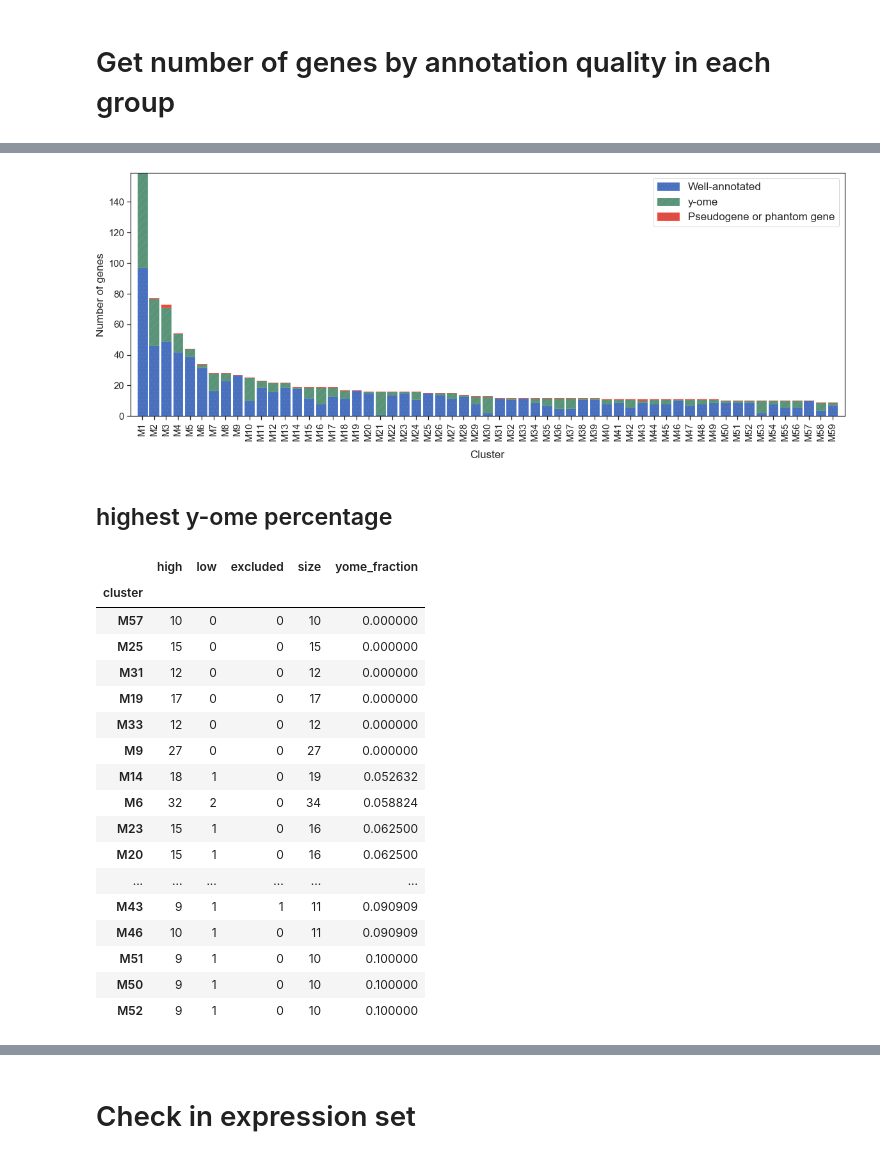
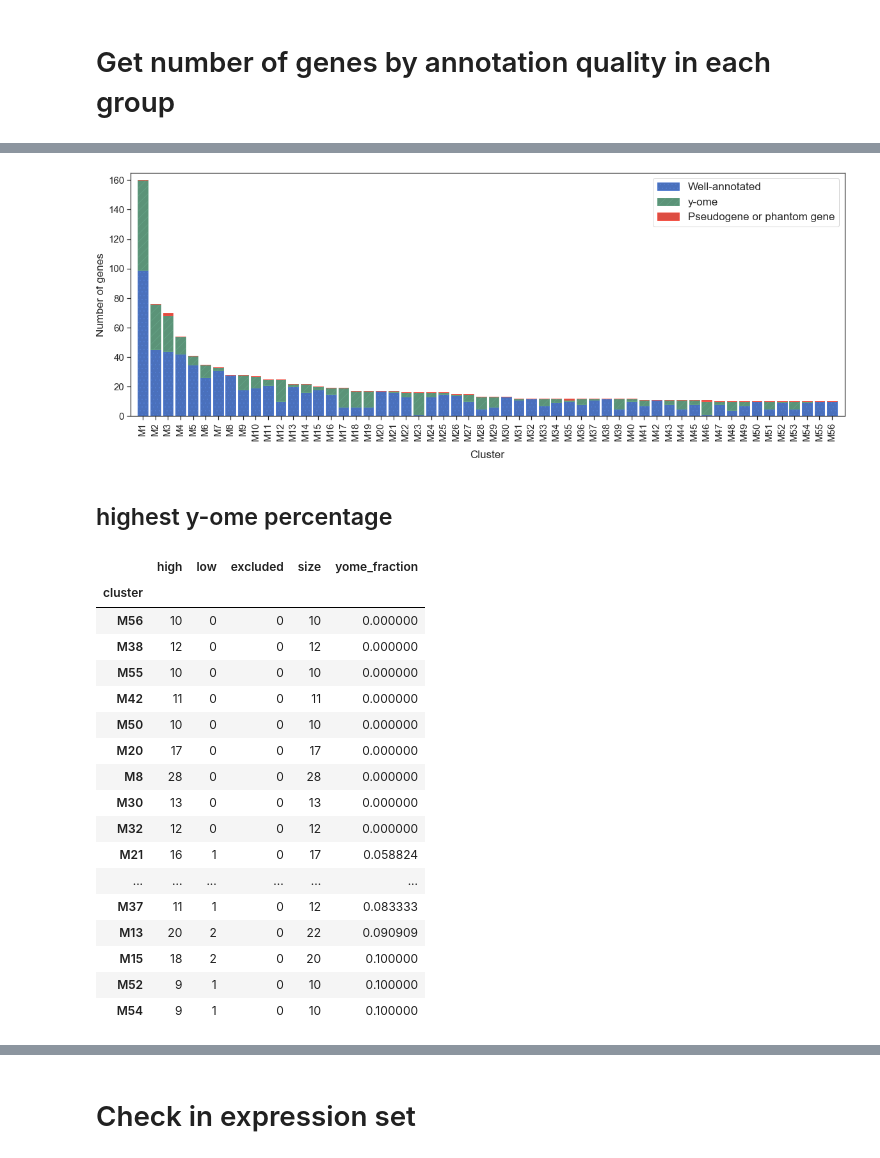
Before and after one commit to zakandrewking/y-ome, a Jupyter notebook: notebooks/18..10.30 co-expression.ipynb, the cells around one changed output, grey strips where cells are left out. Cells and saved outputs as stored; diff of their text form; code cells hidden in the pictures.

```diff
--- a/notebooks/18..10.30 co-expression.ipynb
+++ b/notebooks/18..10.30 co-expression.ipynb
@@ -24,7 +24,7 @@ Populating the interactive namespace from numpy and matplotlib
 # %% [markdown]
 # Load IterativeWCGNA modules
 # %%
-df = pd.read_table('../data/wgcna-membership-minmod10-2018-11-21.tsv', sep='\t').rename(columns={'Gene': 'locus_tag'})
+df = pd.read_table('../data/wgcna-membership-minmod10-2018-12-02.tsv', sep='\t').rename(columns={'Gene': 'locus_tag'})
 # %%
 df.head()
 # %% [output]
@@ -184,22 +173,23 @@ to_plot.head()
 # %%
 fig, ax = plt.subplots(figsize=(20, 7))
 to_plot = quality_counts.drop('unclassified').drop('size', axis=1)
 last = [0] * len(to_plot)
 for label, column in to_plot.T.iterrows():
     c = colors[levels[label]]
     ax.bar(range(len(column)), column, bottom=last, color=c, hatch=hatches[levels[label]], edgecolor=scale_color(c, 1.1), label=names[label])
     last = column + last
 ax.set_xticklabels(to_plot.index, rotation='vertical')
 ax.set_xticks(range(len(to_plot)))
 ax.set_ylabel('Number of genes')
 ax.set_xlabel('Cluster', labelpad=15)
 ax.set_xlim([-1, len(to_plot)])
+ax.set_ylim(top=165)
 ax.legend()
 fig.set_facecolor('white')
 # fig.savefig('/Users/zaking/lab/y-ome/figs/clusters.pdf')
 # fig.savefig('/Users/zaking/lab/y-ome/figs/clusters.png')
 # %% [output]
-[figure, old version]
+[figure, new version]
 # %% [markdown]
 ## highest y-ome percentage
 # %%
@@ -210,22 +200,22 @@ quality_counts_frac.sort_values('yome_fraction', ascending=True).head(20)
 # %% [output]
 |  | high | low | excluded | size | yome_fraction |
 | cluster |  |  |  |  |  |
-| M57 | 10 | 0 | 0 | 10 | 0.000000 |
-| M25 | 15 | 0 | 0 | 15 | 0.000000 |
-| M31 | 12 | 0 | 0 | 12 | 0.000000 |
-| M19 | 17 | 0 | 0 | 17 | 0.000000 |
-| M33 | 12 | 0 | 0 | 12 | 0.000000 |
-| M9 | 27 | 0 | 0 | 27 | 0.000000 |
-| M14 | 18 | 1 | 0 | 19 | 0.052632 |
-| M6 | 32 | 2 | 0 | 34 | 0.058824 |
-| M23 | 15 | 1 | 0 | 16 | 0.062500 |
-| M20 | 15 | 1 | 0 | 16 | 0.062500 |
+| M56 | 10 | 0 | 0 | 10 | 0.000000 |
+| M38 | 12 | 0 | 0 | 12 | 0.000000 |
+| M55 | 10 | 0 | 0 | 10 | 0.000000 |
+| M42 | 11 | 0 | 0 | 11 | 0.000000 |
+| M50 | 10 | 0 | 0 | 10 | 0.000000 |
+| M20 | 17 | 0 | 0 | 17 | 0.000000 |
+| M8 | 28 | 0 | 0 | 28 | 0.000000 |
+| M30 | 13 | 0 | 0 | 13 | 0.000000 |
+| M32 | 12 | 0 | 0 | 12 | 0.000000 |
+| M21 | 16 | 1 | 0 | 17 | 0.058824 |
 | ... | ... | ... | ... | ... | ... |
-| M43 | 9 | 1 | 1 | 11 | 0.090909 |
-| M46 | 10 | 1 | 0 | 11 | 0.090909 |
-| M51 | 9 | 1 | 0 | 10 | 0.100000 |
-| M50 | 9 | 1 | 0 | 10 | 0.100000 |
+| M37 | 11 | 1 | 0 | 12 | 0.083333 |
+| M13 | 20 | 2 | 0 | 22 | 0.090909 |
+| M15 | 18 | 2 | 0 | 20 | 0.100000 |
 | M52 | 9 | 1 | 0 | 10 | 0.100000 |
+| M54 | 9 | 1 | 0 | 10 | 0.100000 |
 # %%
 quality_counts_frac.sort_values('yome_fraction', ascending=False).head()
 # %% [output]
```
Also changed, not shown: parts of 13 cells of this notebook, 1 other file.
